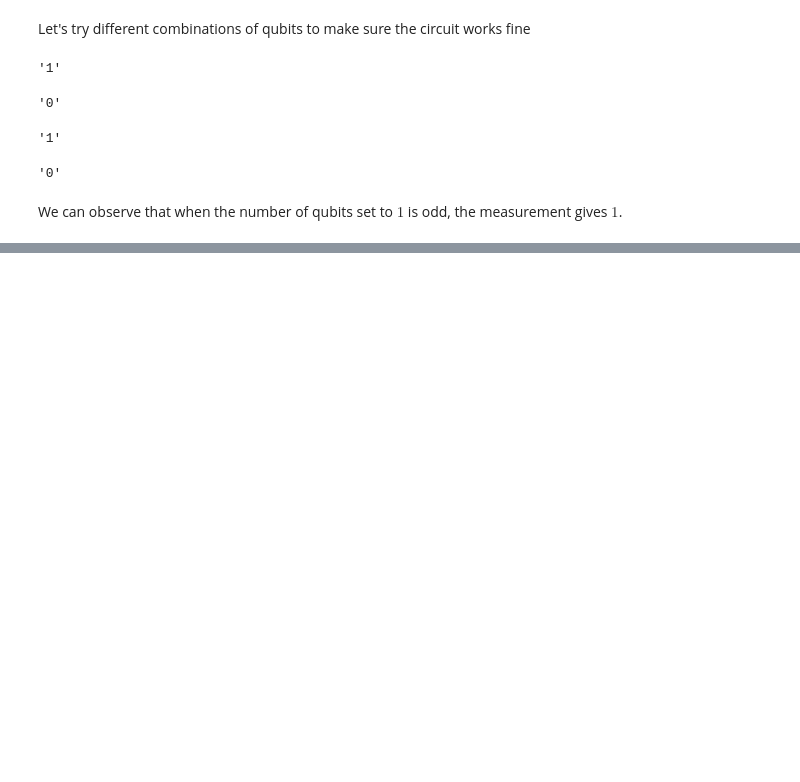
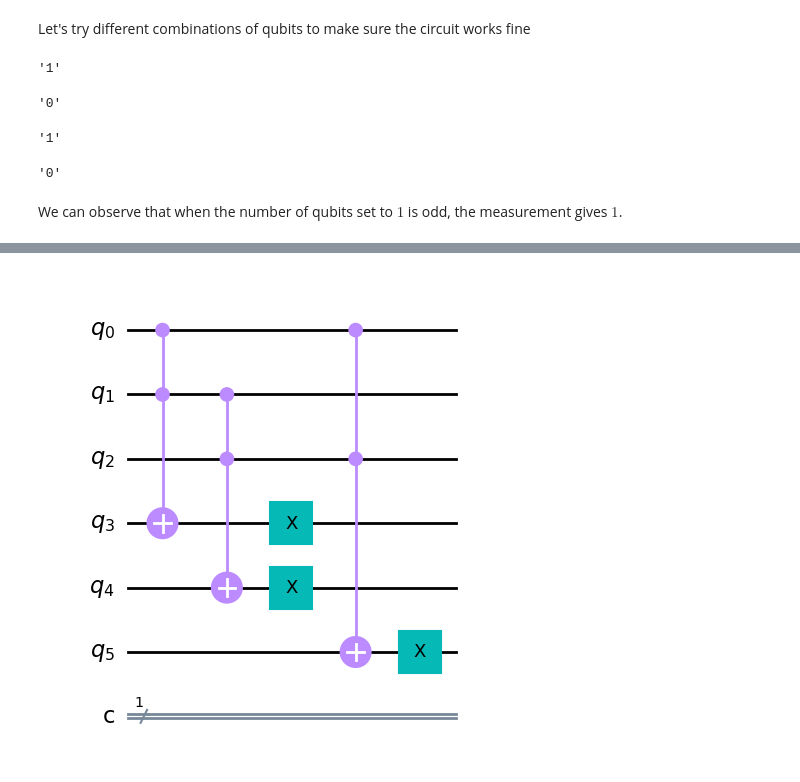
Before and after one commit to DaneshMorales/qubit-adder, a Jupyter notebook: 3_qubit_adder.ipynb, the cells around one changed output, grey strips where cells are left out. Drawn from its saved outputs; the diff is of its cells as text; code cells hidden in the pictures; blank space fills up the shorter version.

```diff
--- a/3_qubit_adder.ipynb
+++ b/3_qubit_adder.ipynb
@@ -392,0 +426,14 @@ We can observe that when the number of qubits set to $1$ is odd, the measurement
+# %%
+qc = QuantumCircuit(6,1)
+
+qc.ccx(0,1,3)
+qc.ccx(1,2,4)
+qc.ccx(0,2,5)
+
+qc.x(5)
+qc.x(4)
+qc.x(3)
+
+qc.draw('mpl')
+# %% [output]
+[figure, added]
```
Also changed, not shown: parts of 32 cells of this notebook.
